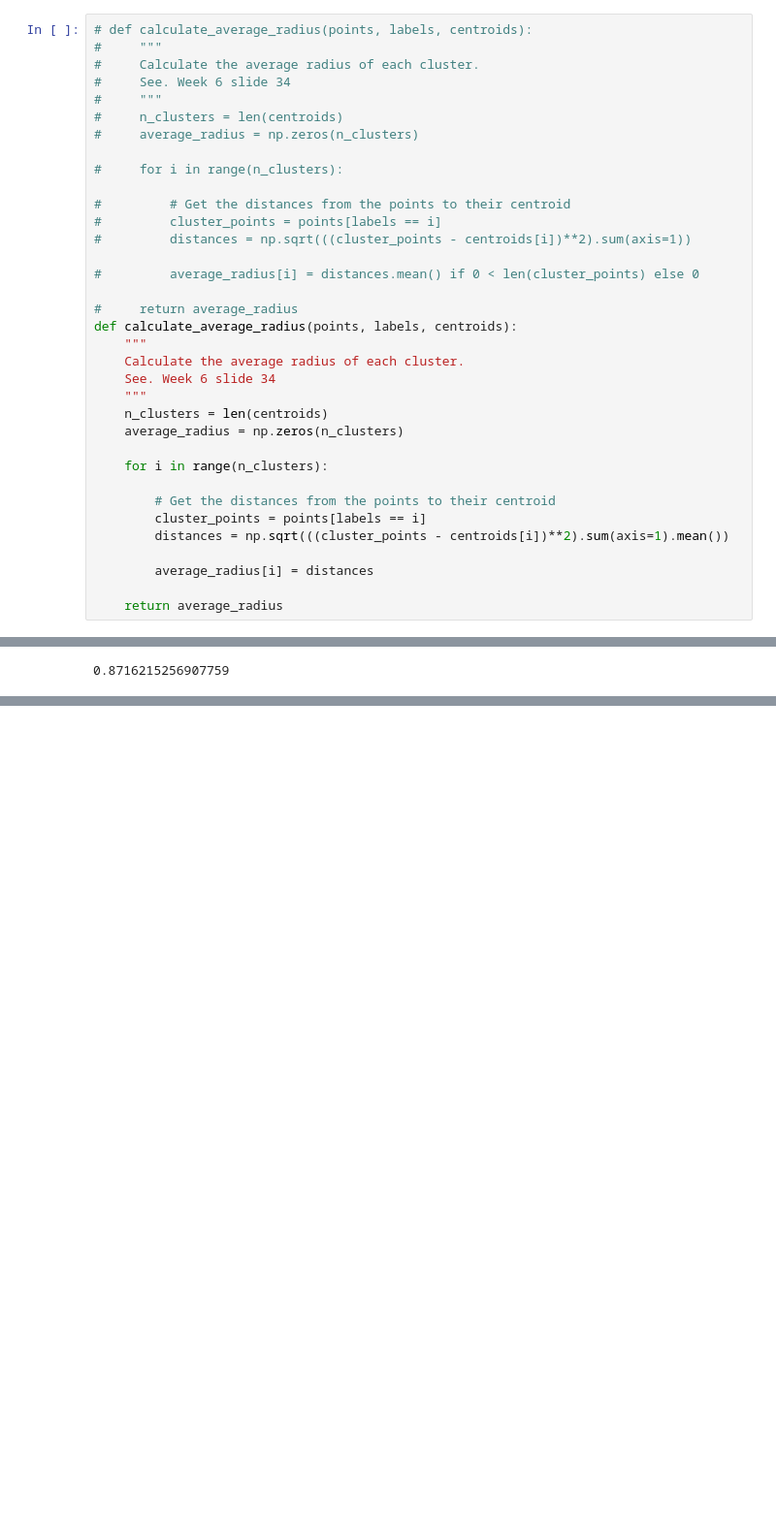
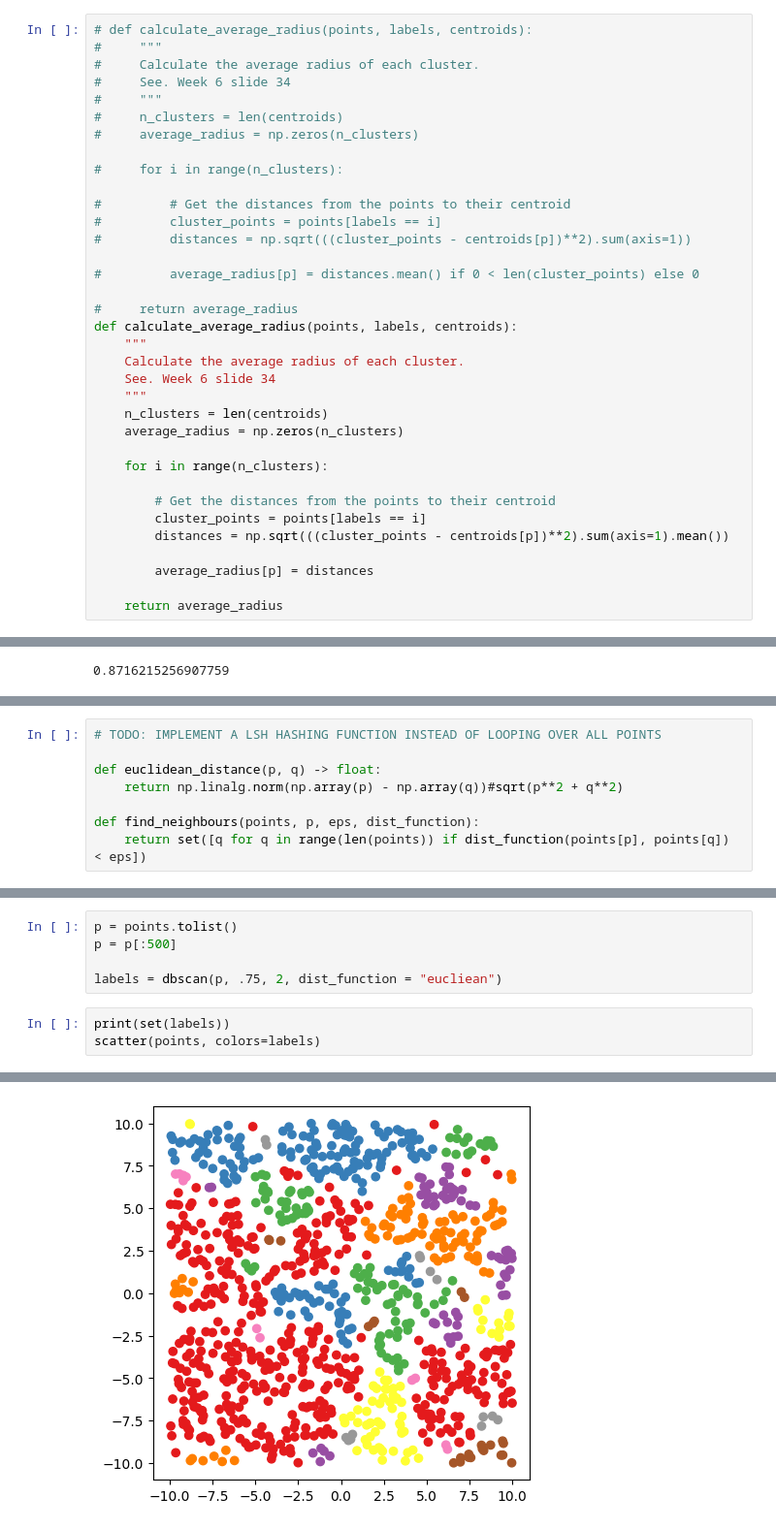
Before and after one commit to SebastianBitsch/wiki-suggest, a Jupyter notebook: text-processing/clustering.ipynb, the cells around one changed output, grey strips where cells are left out. Shown at 97% size. Saved outputs shown, nothing was run; the diff lists cells and outputs as text; blank space fills up the shorter version.

Commit message:
basic dbscan implementation done

```diff
--- a/text-processing/clustering.ipynb
+++ b/text-processing/clustering.ipynb
@@ -39,9 +41,9 @@ scatter(points, centroids, labels)
 
 #         # Get the distances from the points to their centroid
 #         cluster_points = points[labels == i]
-#         distances = np.sqrt(((cluster_points - centroids[i])**2).sum(axis=1))
+#         distances = np.sqrt(((cluster_points - centroids[p])**2).sum(axis=1))
 
-#         average_radius[i] = distances.mean() if 0 < len(cluster_points) else 0
+#         average_radius[p] = distances.mean() if 0 < len(cluster_points) else 0
 
 #     return average_radius
 def calculate_average_radius(points, labels, centroids):
@@ -56,9 +58,9 @@ def calculate_average_radius(points, labels, centroids):
 
         # Get the distances from the points to their centroid
         cluster_points = points[labels == i]
-        distances = np.sqrt(((cluster_points - centroids[i])**2).sum(axis=1).mean())
+        distances = np.sqrt(((cluster_points - centroids[p])**2).sum(axis=1).mean())
 
-        average_radius[i] = distances
+        average_radius[p] = distances
 
     return average_radius
 # %%
@@ -118,0 +123,8 @@ davies_bouldin_score(points, labels, centroids)
+# %%
+# TODO: IMPLEMENT A LSH HASHING FUNCTION INSTEAD OF LOOPING OVER ALL POINTS
+
+def euclidean_distance(p, q) -> float:
+    return np.linalg.norm(np.array(p) - np.array(q))#sqrt(p**2 + q**2)
+
+def find_neighbours(points, p, eps, dist_function):
+    return set([q for q in range(len(points)) if dist_function(points[p], points[q]) < eps])
@@ -118,0 +176,9 @@ davies_bouldin_score(points, labels, centroids)
+# %%
+p = points.tolist()
+p = p[:500]
+
+labels = dbscan(p, .75, 2, dist_function = "eucliean")
+# %%
+print(set(labels))
+scatter(points, colors=labels)
+# %% [output]
@@ -118,0 +186 @@ davies_bouldin_score(points, labels, centroids)
+[figure, added]
```
Also changed, not shown: parts of 6 cells of this notebook.
